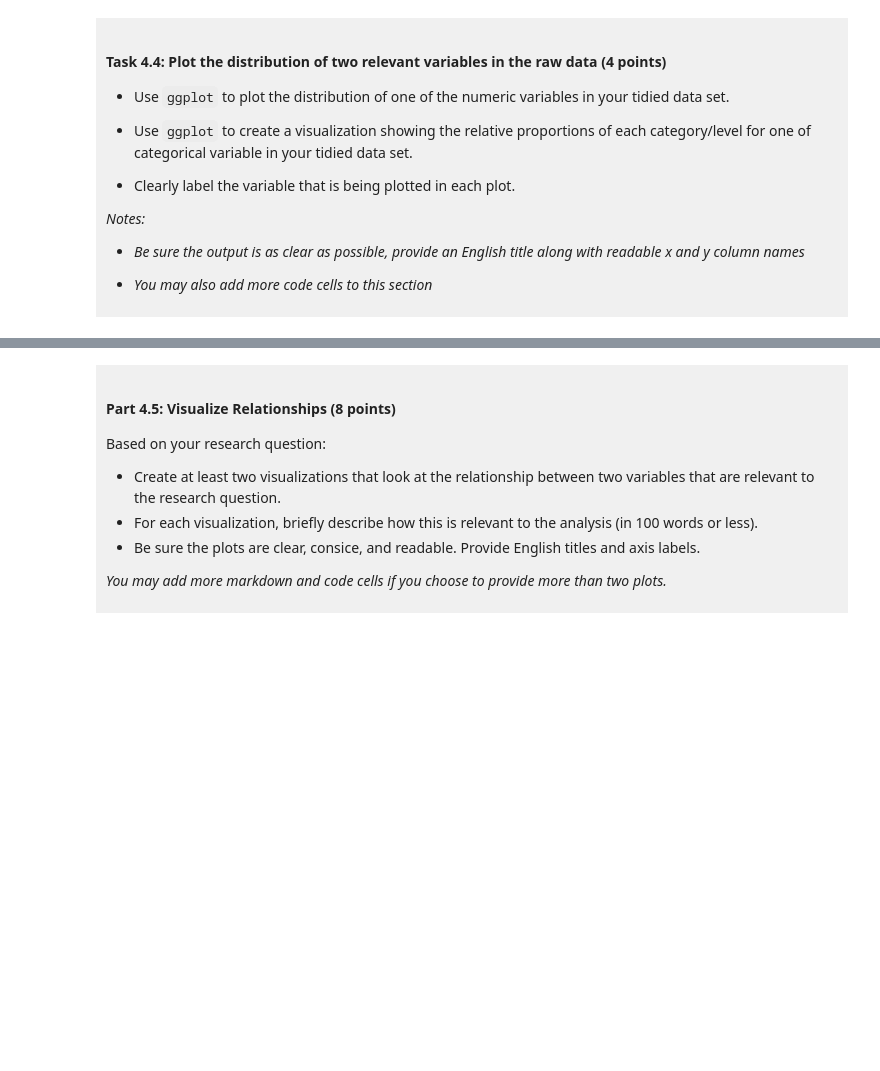
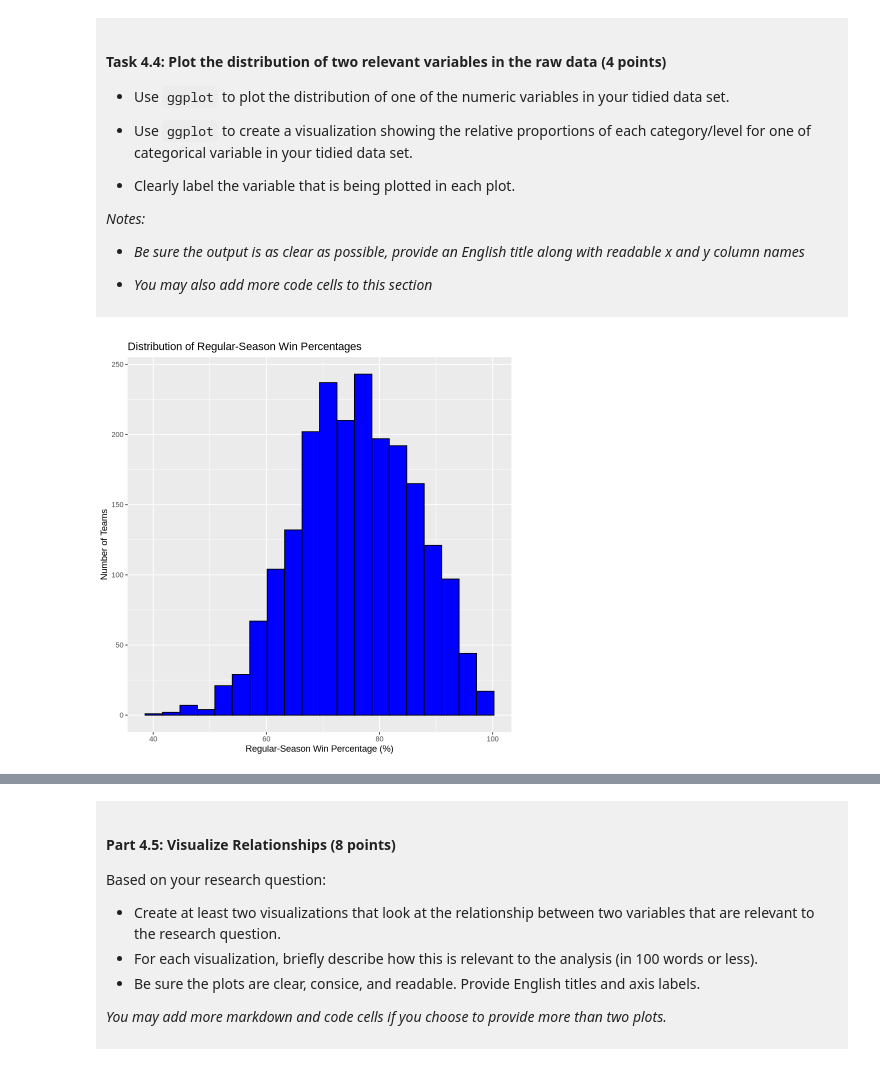
Before and after one commit to jadafrye/dsci-100-project-jada-frye, a Jupyter notebook: dsci-100-project-notebook.ipynb, the cells around one changed output, grey strips where cells are left out. Saved outputs shown, nothing was run; the diff lists cells and outputs as text; code cells hidden in the pictures; blank space fills up the shorter version.

```diff
--- a/dsci-100-project-notebook.ipynb
+++ b/dsci-100-project-notebook.ipynb
@@ -305,5 +336,14 @@ You will refine your research question (if needed) and produce a tidy data set.
 
 </div>
 # %%
-### EDIT THIS CODE CELL FOR PLOT 1 ###
+# Distribution of regular-season win percentages
+march_tidy |>
+    ggplot(aes(x = reg_wins_pct)) +
+    geom_histogram(bins = 20, fill = "blue", color = "black") +
+    labs(
+        title = "Distribution of Regular-Season Win Percentages",
+        x = "Regular-Season Win Percentage (%)",
+        y = "Number of Teams" )
+# %% [output]
+[figure, added]
 # %%
```
Also changed, not shown: parts of 10 cells of this notebook.
